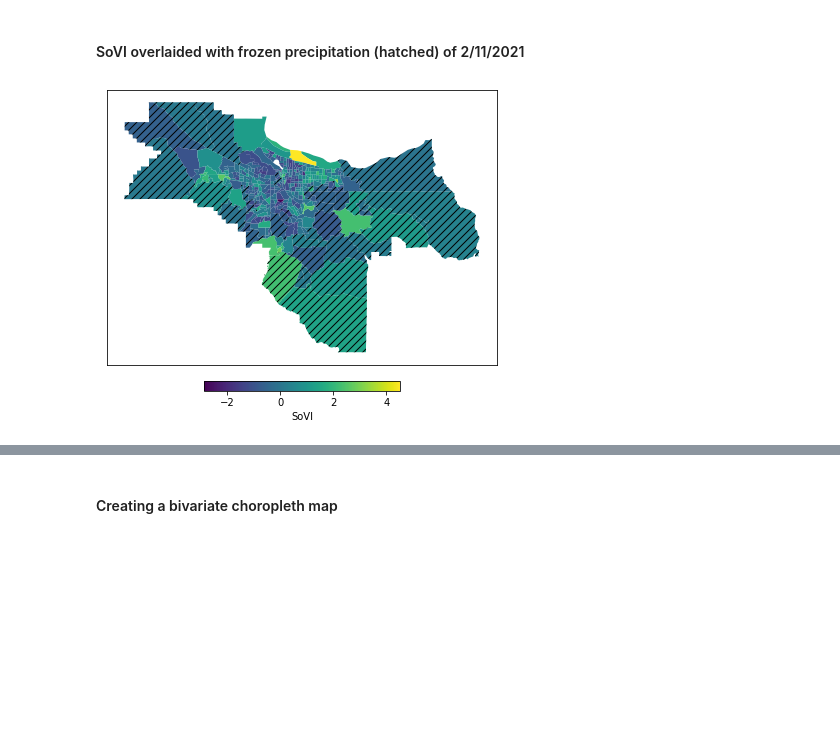
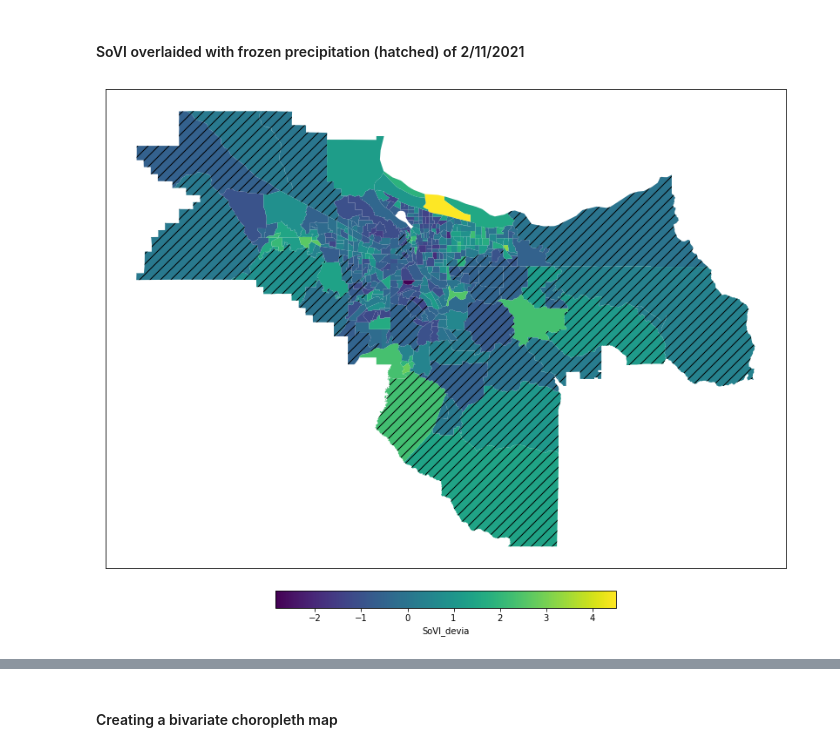
Before and after one commit to ming80302/Innovator, a Jupyter notebook: bivariant_chor_3color.ipynb, the cells around one changed output, grey strips where cells are left out. Cells and saved outputs as stored; diff of their text form; code cells hidden in the pictures; blank space fills up the shorter version.

```diff
--- a/bivariant_chor_3color.ipynb
+++ b/bivariant_chor_3color.ipynb
@@ -56,7 +56,7 @@ alpha = 1
 dpi = 300
 
 for attr, label in label_dict.items():
-    fig, ax = plt.subplots(1,1, figsize=(7,10))
+    fig, ax = plt.subplots(1,1, figsize=(14,16))
     shp_gpd.loc[shp_gpd[attr] >= -100].plot(attr, ax=ax, alpha=alpha, legend=True,
              legend_kwds={'label':label, 'orientation':'horizontal', 'shrink': 0.5, 'pad': 0.03, 'alpha':alpha})
     #cx.add_basemap(ax = ax, crs=shp_gpd.crs) #, source=cx.providers.Stamen.TonerLite)
@@ -92,17 +92,19 @@ for nn in range(n_shp):
 
 shp_gpd['ice'] = ice_1d
 # %%
-label_dict = {'sovi_devia': 'SoVI'}
+label_dict = {'sovi_devia': 'SoVI_devia'}
 
 alpha = 1
 
 for attr, label in label_dict.items():
-    fig, ax = plt.subplots(1,1, figsize=(7,10))
+    fig, ax = plt.subplots(1,1, figsize=(14,16))
     shp_gpd.loc[shp_gpd[attr] >= -100].plot(attr, ax=ax, alpha=1, legend=True,
              legend_kwds={'label':label, 'orientation':'horizontal', 'shrink': 0.5, 'pad': 0.03, 'alpha':alpha})
-    shp_gpd.plot(ice_1d, ax=ax, hatch='///', alpha=0)
+    shp_gpd.plot(ice_1d, ax=ax, hatch='//', alpha=0)
 
     _ = ax.set_xticks([])
     _ = ax.set_yticks([])
+
+    plt.savefig('sovi_devia.jpg', dpi=dpi, bbox_inches='tight')
 # %% [output]
-[figure, old version]
+[figure, new version]
```
Also changed, not shown: parts of 5 cells of this notebook, 4 other files.
